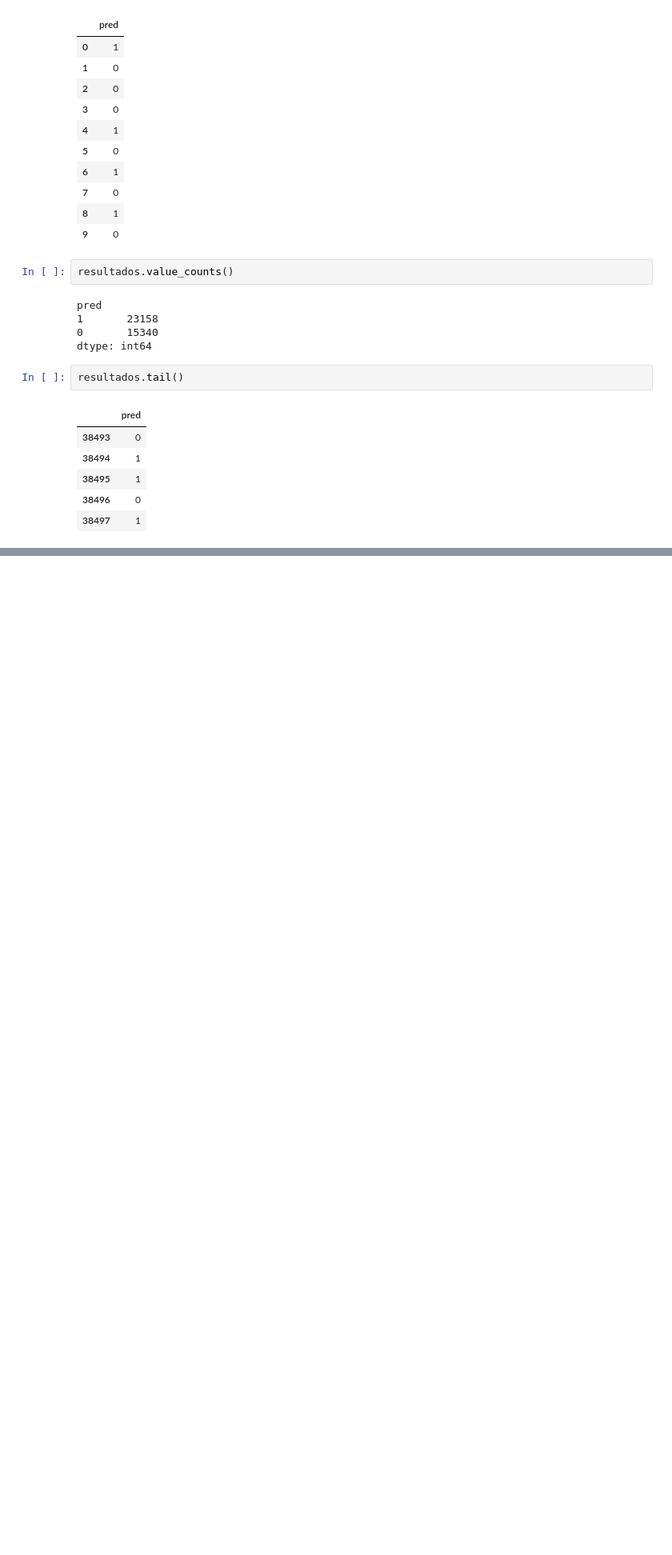
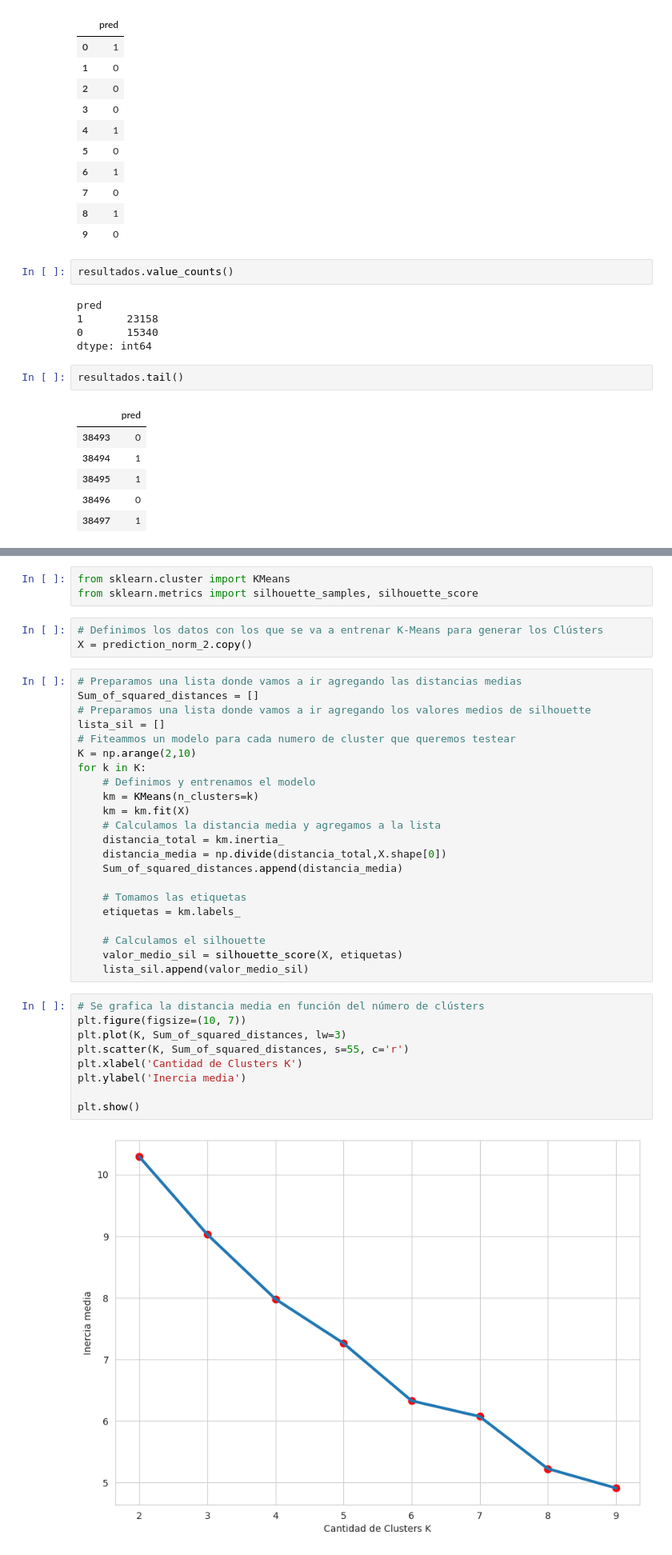
Before and after one commit to Oscarszdz/Datathon, a Jupyter notebook: Datathon_PI02.ipynb, the cells around one changed output, grey strips where cells are left out. Shown at 80% size. Saved outputs shown, nothing was run; the diff lists cells and outputs as text; blank space fills up the shorter version.

```diff
--- a/Datathon_PI02.ipynb
+++ b/Datathon_PI02.ipynb
@@ -2091,0 +2092,39 @@ resultados.tail()
+# %%
+from sklearn.cluster import KMeans
+from sklearn.metrics import silhouette_samples, silhouette_score
+# %%
+# Definimos los datos con los que se va a entrenar K-Means para generar los Clústers
+X = prediction_norm_2.copy()
+# %%
+# Preparamos una lista donde vamos a ir agregando las distancias medias
+Sum_of_squared_distances = []
+# Preparamos una lista donde vamos a ir agregando los valores medios de silhouette
+lista_sil = []
+# Fiteammos un modelo para cada numero de cluster que queremos testear
+K = np.arange(2,10)
+for k in K:
+    # Definimos y entrenamos el modelo
+    km = KMeans(n_clusters=k)
+    km = km.fit(X)
+    # Calculamos la distancia media y agregamos a la lista
+    distancia_total = km.inertia_
+    distancia_media = np.divide(distancia_total,X.shape[0])
+    Sum_of_squared_distances.append(distancia_media)
+
+    # Tomamos las etiquetas
+    etiquetas = km.labels_
+
+    # Calculamos el silhouette
+    valor_medio_sil = silhouette_score(X, etiquetas)
+    lista_sil.append(valor_medio_sil)
+# %%
+# Se grafica la distancia media en función del número de clústers
+plt.figure(figsize=(10, 7))
+plt.plot(K, Sum_of_squared_distances, lw=3)
+plt.scatter(K, Sum_of_squared_distances, s=55, c='r')
+plt.xlabel('Cantidad de Clusters K')
+plt.ylabel('Inercia media')
+
+plt.show()
+# %% [output]
+[figure, added]
```
Also changed, not shown: parts of 9 cells of this notebook, 1 other file.
